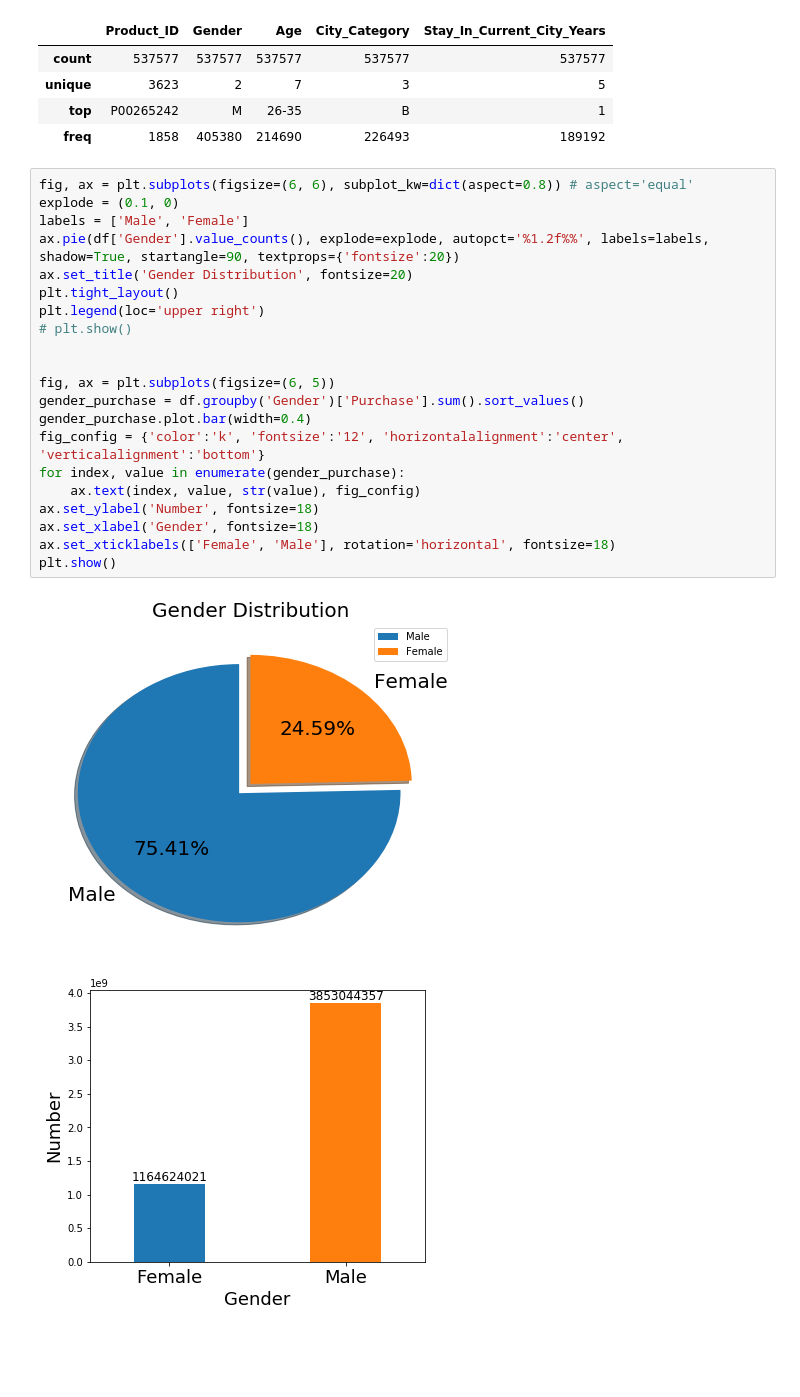
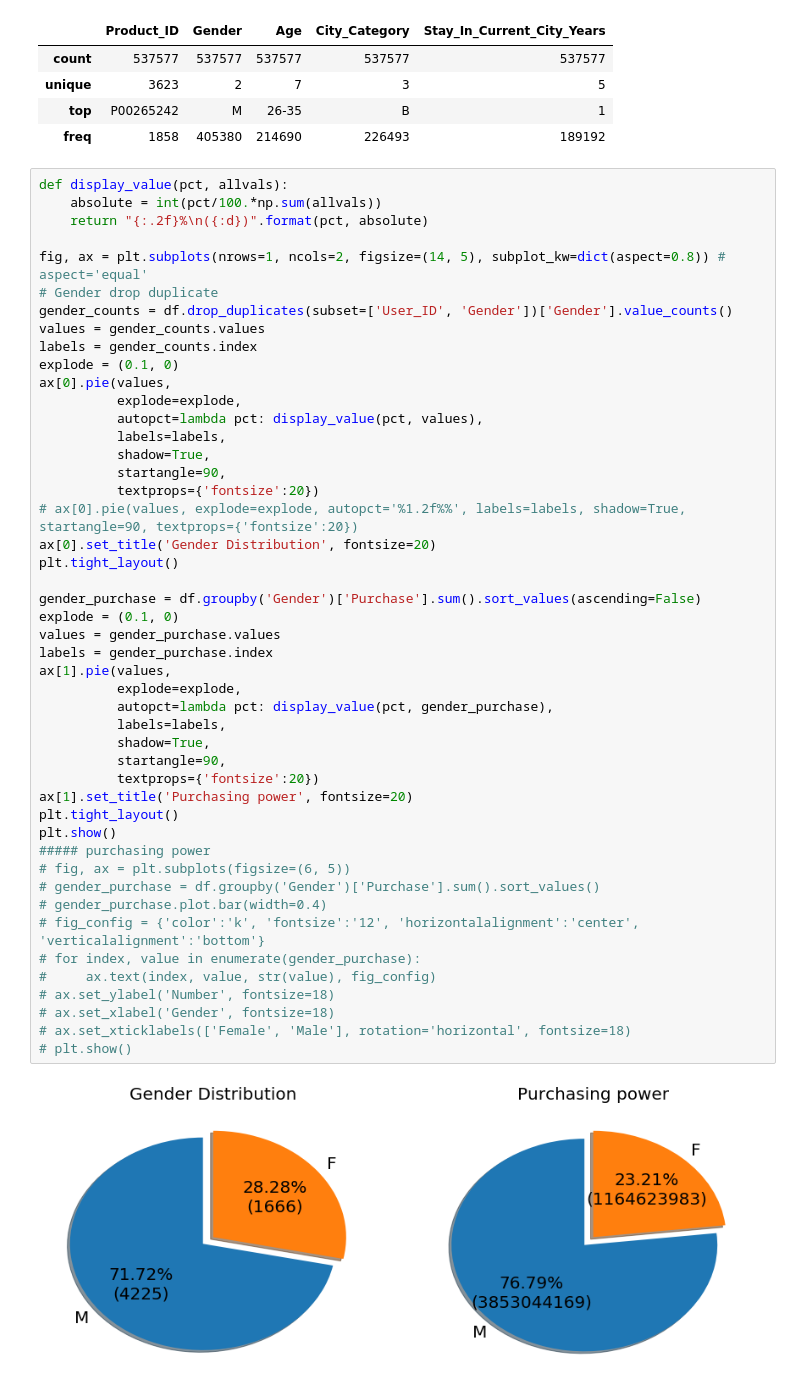
Before and after one commit to BraidyWu/black-friday, a Jupyter notebook: black_friday.ipynb, the cells around one changed output. Saved outputs shown, nothing was run; the diff lists cells and outputs as text; blank space fills up the shorter version.

```diff
--- a/black_friday.ipynb
+++ b/black_friday.ipynb
@@ -76,27 +77,52 @@ df.describe(include='O')
 | top | P00265242 | M | 26-35 | B | 1 |
 | freq | 1858 | 405380 | 214690 | 226493 | 189192 |
 # %%
-fig, ax = plt.subplots(figsize=(6, 6), subplot_kw=dict(aspect=0.8)) # aspect='equal'
+def display_value(pct, allvals):
+    absolute = int(pct/100.*np.sum(allvals))
+    return "{:.2f}%\n({:d})".format(pct, absolute)
+
+fig, ax = plt.subplots(nrows=1, ncols=2, figsize=(14, 5), subplot_kw=dict(aspect=0.8)) # aspect='equal'
+# Gender drop duplicate
+gender_counts = df.drop_duplicates(subset=['User_ID', 'Gender'])['Gender'].value_counts()
+values = gender_counts.values
+labels = gender_counts.index
 explode = (0.1, 0)
-labels = ['Male', 'Female']
-ax.pie(df['Gender'].value_counts(), explode=explode, autopct='%1.2f%%', labels=labels, shadow=True, startangle=90, textprops={'fontsize':20})
-ax.set_title('Gender Distribution', fontsize=20)
+ax[0].pie(values,
+          explode=explode,
+          autopct=lambda pct: display_value(pct, values),
+          labels=labels,
+          shadow=True,
+          startangle=90,
+          textprops={'fontsize':20})
+# ax[0].pie(values, explode=explode, autopct='%1.2f%%', labels=labels, shadow=True, startangle=90, textprops={'fontsize':20})
+ax[0].set_title('Gender Distribution', fontsize=20)
 plt.tight_layout()
-plt.legend(loc='upper right')
+
+gender_purchase = df.groupby('Gender')['Purchase'].sum().sort_values(ascending=False)
+explode = (0.1, 0)
+values = gender_purchase.values
+labels = gender_purchase.index
+ax[1].pie(values,
+          explode=explode,
+          autopct=lambda pct: display_value(pct, gender_purchase),
+          labels=labels,
+          shadow=True,
+          startangle=90,
+          textprops={'fontsize':20})
+ax[1].set_title('Purchasing power', fontsize=20)
+plt.tight_layout()
+plt.show()
+##### purchasing power
+# fig, ax = plt.subplots(figsize=(6, 5))
+# gender_purchase = df.groupby('Gender')['Purchase'].sum().sort_values()
+# gender_purchase.plot.bar(width=0.4)
+# fig_config = {'color':'k', 'fontsize':'12', 'horizontalalignment':'center', 'verticalalignment':'bottom'}
+# for index, value in enumerate(gender_purchase):
+#     ax.text(index, value, str(value), fig_config)
+# ax.set_ylabel('Number', fontsize=18)
+# ax.set_xlabel('Gender', fontsize=18)
+# ax.set_xticklabels(['Female', 'Male'], rotation='horizontal', fontsize=18)
 # plt.show()
-
-
-fig, ax = plt.subplots(figsize=(6, 5))
-gender_purchase = df.groupby('Gender')['Purchase'].sum().sort_values()
-gender_purchase.plot.bar(width=0.4)
-fig_config = {'color':'k', 'fontsize':'12', 'horizontalalignment':'center', 'verticalalignment':'bottom'}
-for index, value in enumerate(gender_purchase):
-    ax.text(index, value, str(value), fig_config)
-ax.set_ylabel('Number', fontsize=18)
-ax.set_xlabel('Gender', fontsize=18)
-ax.set_xticklabels(['Female', 'Male'], rotation='horizontal', fontsize=18)
-plt.show()
 # %% [output]
-[figure, old version]
+[figure, new version]
-[figure, removed]
 # %%
```
Also changed, not shown: parts of 15 cells of this notebook.
